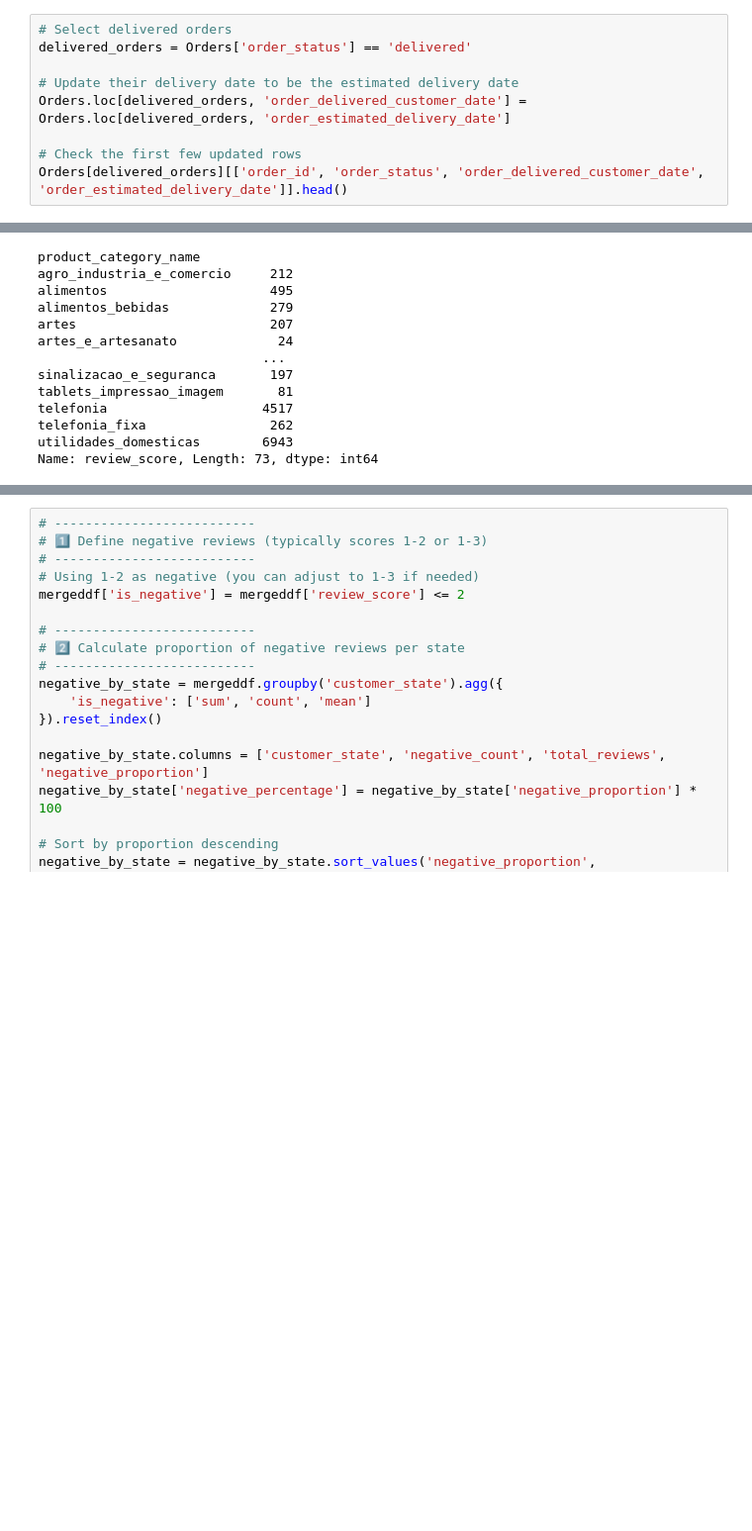
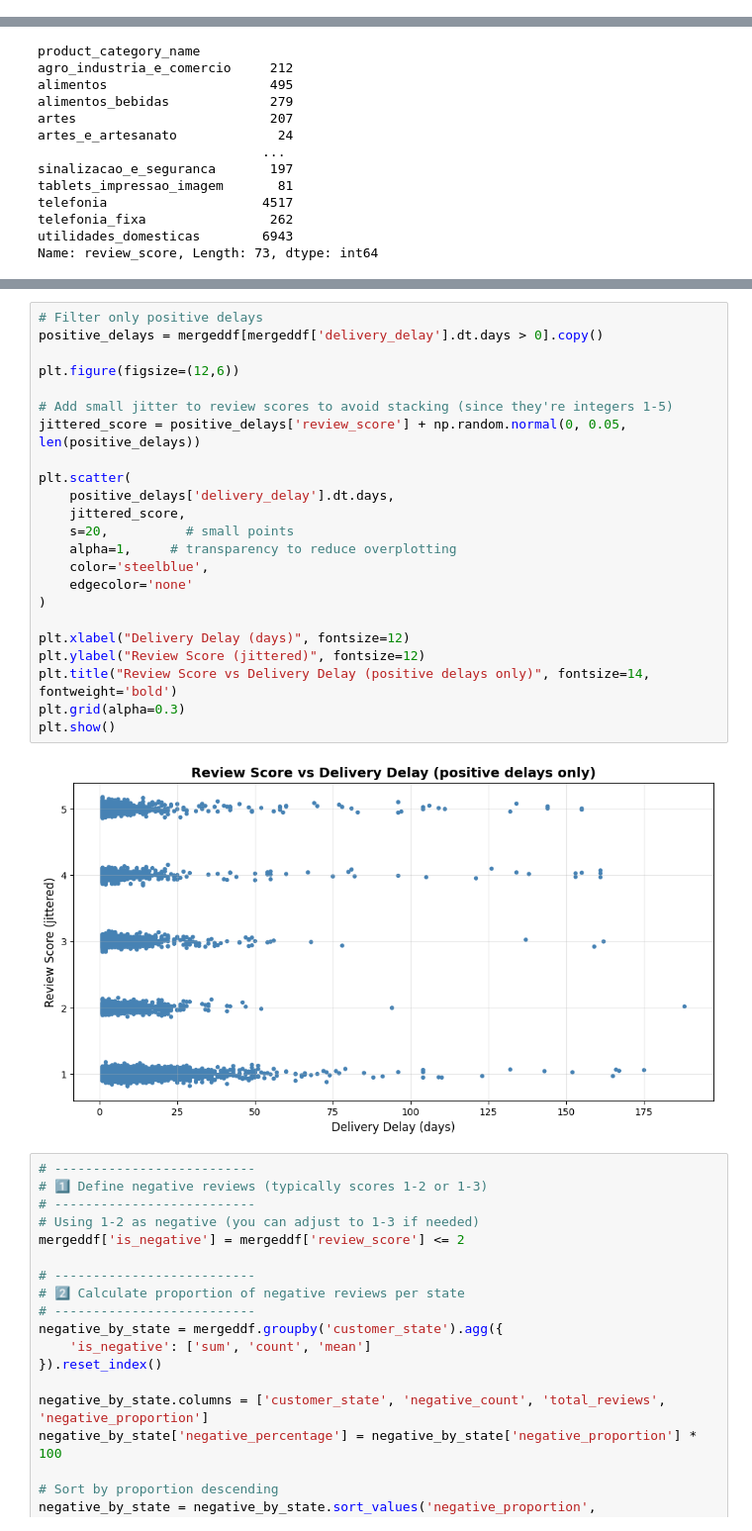
Before and after one commit to Y-Awara/Team-UNO-acl, a Jupyter notebook: MS1new.ipynb, the cells around one changed output, grey strips where cells are left out. Shown: that part at 99% size. Drawn from its saved outputs; the diff is of its cells as text; blank space fills up the shorter version.

```diff
--- a/MS1new.ipynb
+++ b/MS1new.ipynb
@@ -303,12 +303,3 @@ canceled_with_delivery[['order_purchase_timestamp', 'order_delivered_customer_da
 | 59332 | 2016-10-08 20:17:50 | 2016-10-19 18:47:43 | 2016-11-30 |
 | 92636 | 2016-10-03 21:01:41 | 2016-11-08 10:58:34 | 2016-11-25 |
 | 94399 | 2016-10-09 15:39:56 | 2016-11-09 14:53:50 | 2016-12-08 |
-# %%
-# Select delivered orders
-delivered_orders = Orders['order_status'] == 'delivered'
-
-# Update their delivery date to be the estimated delivery date
-Orders.loc[delivered_orders, 'order_delivered_customer_date'] = Orders.loc[delivered_orders, 'order_estimated_delivery_date']
-
-# Check the first few updated rows
-Orders[delivered_orders][['order_id', 'order_status', 'order_delivered_customer_date', 'order_estimated_delivery_date']].head()
@@ -700,3 +659,28 @@ Correlation between delivery_delay and review_score: 0.007
+# %%
+# Filter only positive delays
+positive_delays = mergeddf[mergeddf['delivery_delay'].dt.days > 0].copy()
+
+plt.figure(figsize=(12,6))
+
+# Add small jitter to review scores to avoid stacking (since they're integers 1-5)
+jittered_score = positive_delays['review_score'] + np.random.normal(0, 0.05, len(positive_delays))
+
+plt.scatter(
+    positive_delays['delivery_delay'].dt.days,
+    jittered_score,
+    s=20,          # small points
+    alpha=1,     # transparency to reduce overplotting
+    color='steelblue',
+    edgecolor='none'
+)
+
+plt.xlabel("Delivery Delay (days)", fontsize=12)
+plt.ylabel("Review Score (jittered)", fontsize=12)
+plt.title("Review Score vs Delivery Delay (positive delays only)", fontsize=14, fontweight='bold')
+plt.grid(alpha=0.3)
+plt.show()
+# %% [output]
+[figure, added]
 # %%
 # --------------------------
 # 1️⃣ Define negative reviews (typically scores 1-2 or 1-3)
```
Also changed, not shown: parts of 12 cells of this notebook.
